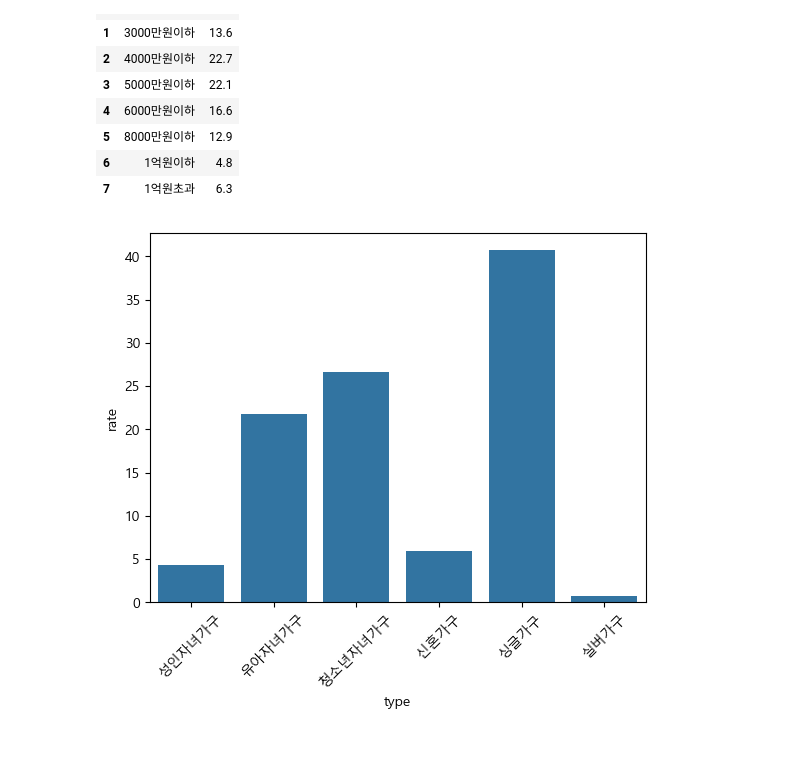
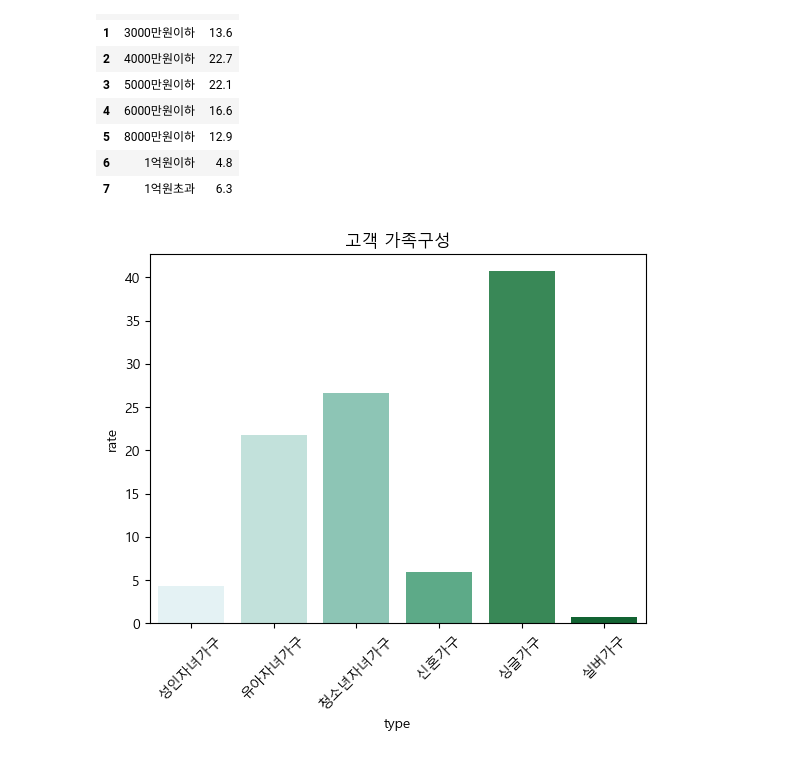
Before and after one commit to entangelk/wigglewiggle, a Jupyter notebook: docs/analysis/basic_analysis.ipynb, the cells around one changed output. Cells and saved outputs as stored; diff of their text form; code cells hidden in the pictures.

```diff
--- a/docs/analysis/basic_analysis.ipynb
+++ b/docs/analysis/basic_analysis.ipynb
@@ -132,10 +160,11 @@ df_salesIncome
 | 6 | 1억원이하 | 4.8 |
 | 7 | 1억원초과 | 6.3 |
 # %%
-sns.barplot(data=df_salesFamily, x='type', y='rate')
+sns.barplot(data=df_salesFamily, x='type', y='rate', palette='BuGn')
 
 plt.xticks(rotation=45)
+plt.title('고객 가족구성')
 plt.show()
 # %% [output]
-[figure, old version]
+[figure, new version]
 # %%
```
Also changed, not shown: parts of 11 cells of this notebook, 15 other files.
